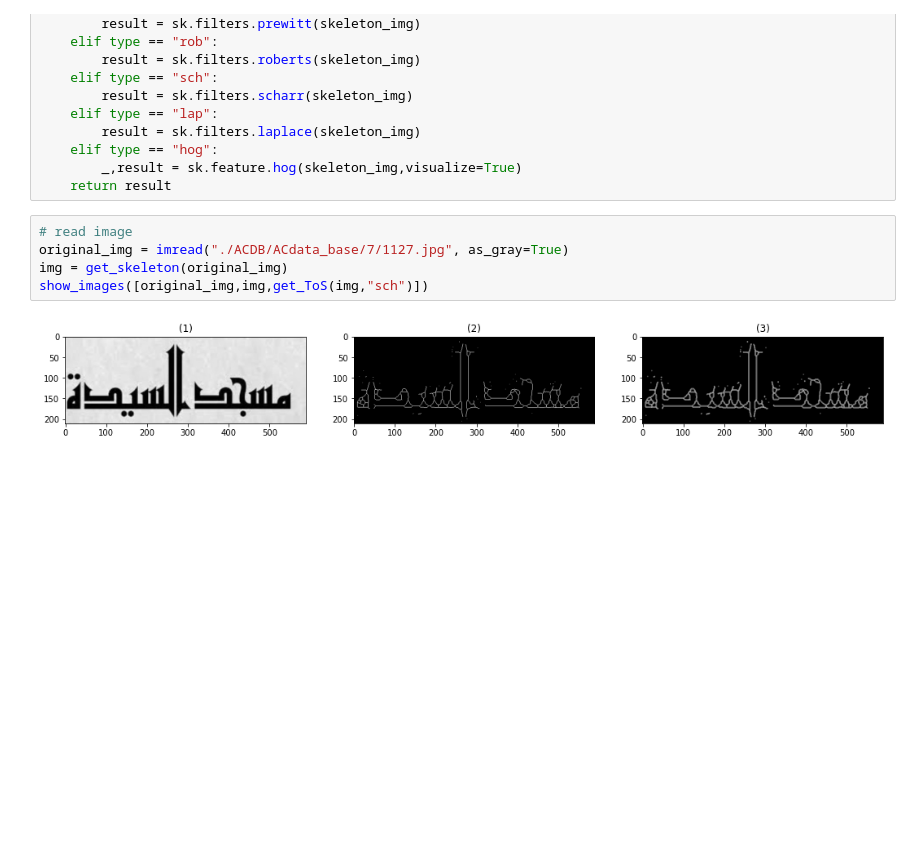
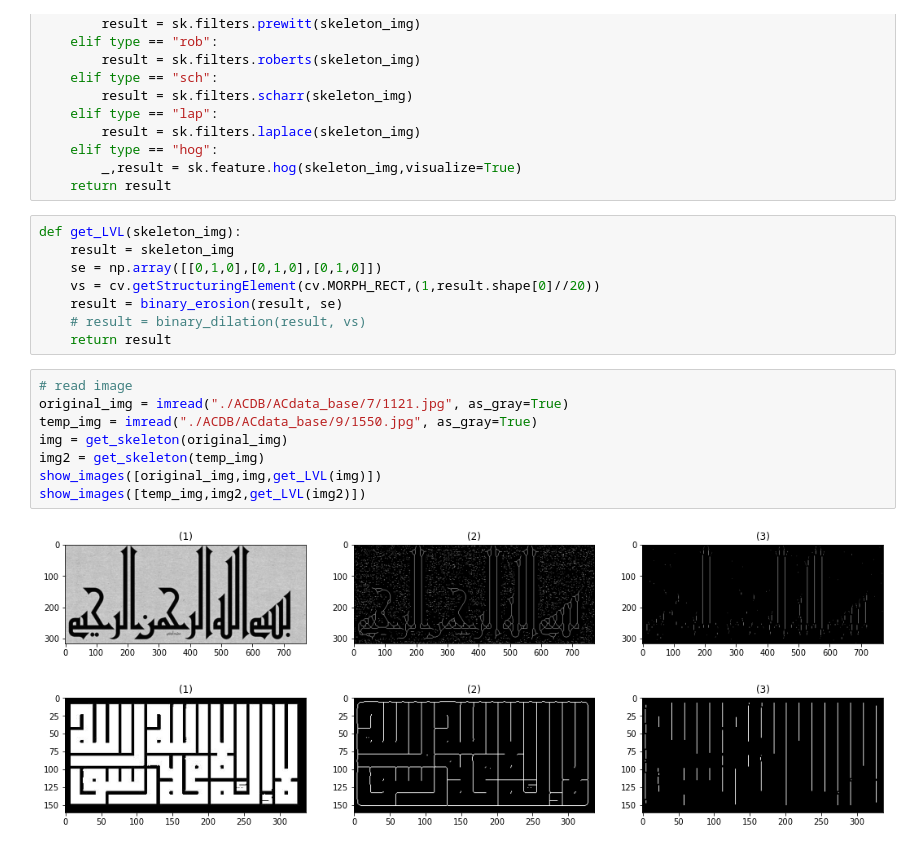
Before and after one commit to abdallahabusedo/Arabico, a Jupyter notebook: skeletonization.ipynb, the cells around one changed output. Cells and saved outputs as stored; diff of their text form; blank space fills up the shorter version.

```diff
--- a/skeletonization.ipynb
+++ b/skeletonization.ipynb
@@ -66,10 +67,22 @@ def get_ToS(skeleton_img,type):
     elif type == "hog":
         _,result = sk.feature.hog(skeleton_img,visualize=True)
     return result
+# %%
+def get_LVL(skeleton_img):
+    result = skeleton_img
+    se = np.array([[0,1,0],[0,1,0],[0,1,0]])
+    vs = cv.getStructuringElement(cv.MORPH_RECT,(1,result.shape[0]//20))
+    result = binary_erosion(result, se)
+    # result = binary_dilation(result, vs)
+    return result
 # %%
 # read image
-original_img = imread("./ACDB/ACdata_base/7/1127.jpg", as_gray=True)
+original_img = imread("./ACDB/ACdata_base/7/1121.jpg", as_gray=True)
+temp_img = imread("./ACDB/ACdata_base/9/1550.jpg", as_gray=True)
 img = get_skeleton(original_img)
-show_images([original_img,img,get_ToS(img,"sch")])
+img2 = get_skeleton(temp_img)
+show_images([original_img,img,get_LVL(img)])
+show_images([temp_img,img2,get_LVL(img2)])
 # %% [output]
-[figure, old version]
+[figure, new version]
+[figure, added]
```
Also changed, not shown: parts of 1 cell of this notebook.
